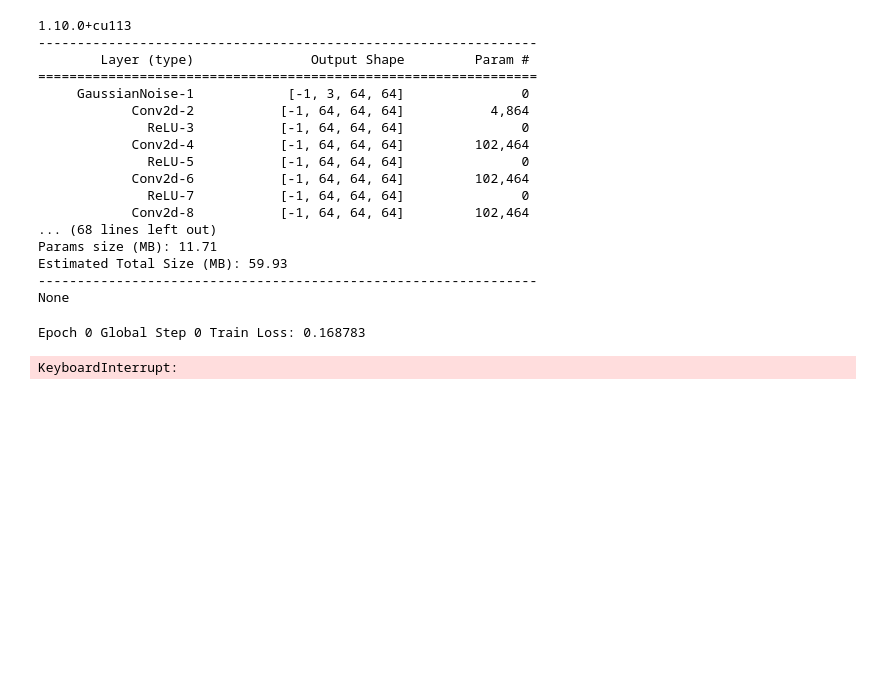
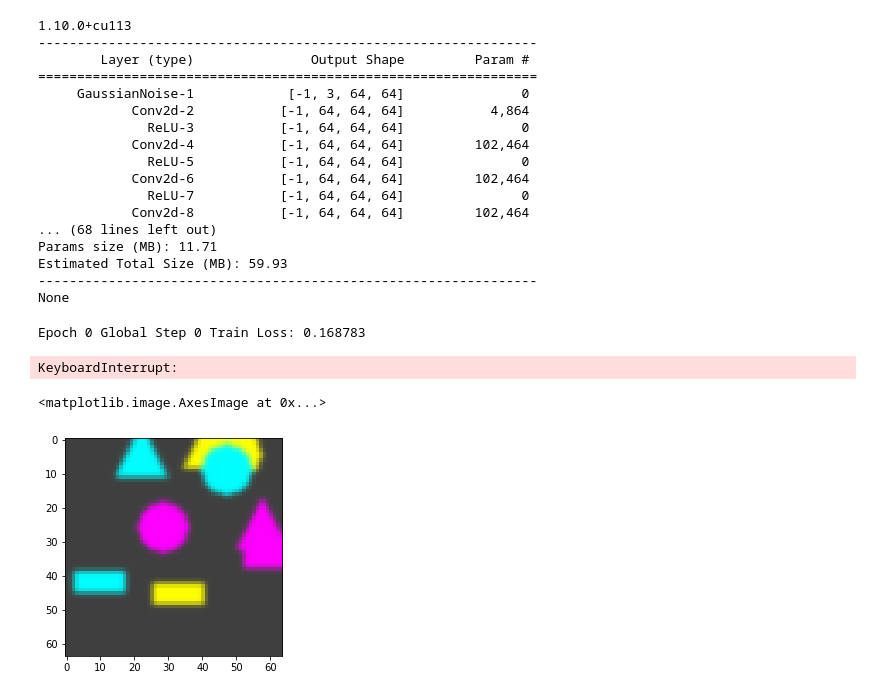
Before and after one commit to m4dcheese/latplan, a Jupyter notebook: state_ae/investigate_slot_attention.ipynb, the cells around one changed output. Cells and saved outputs as stored; diff of their text form; code cells hidden in the pictures; blank space fills up the shorter version.

```diff
--- a/state_ae/investigate_slot_attention.ipynb
+++ b/state_ae/investigate_slot_attention.ipynb
@@ -41,3 +41,19 @@ from util import show_mnist_images
 show_mnist_images(x.cpu().detach().numpy()[0])
 show_mnist_images(recon_combined.cpu().detach().numpy()[0])
 show_mnist_images(recons[0].cpu().detach().numpy()[0])
+# %%
+
+import matplotlib
+import matplotlib.pyplot as plt
+matplotlib.use("TkAgg")
+%matplotlib inline
+from data import get_loader
+import torch
+import numpy as np
+loader = get_loader(dataset="color_shapes", total_samples=1)
+iter, x = list(enumerate(loader))[0]
+
+plt.imshow(x[0][0].permute((1,2,0)))
+# %% [output]
+<matplotlib.image.AxesImage at 0x...>
+[figure, added]
```
Also changed, not shown: 17 other files.
